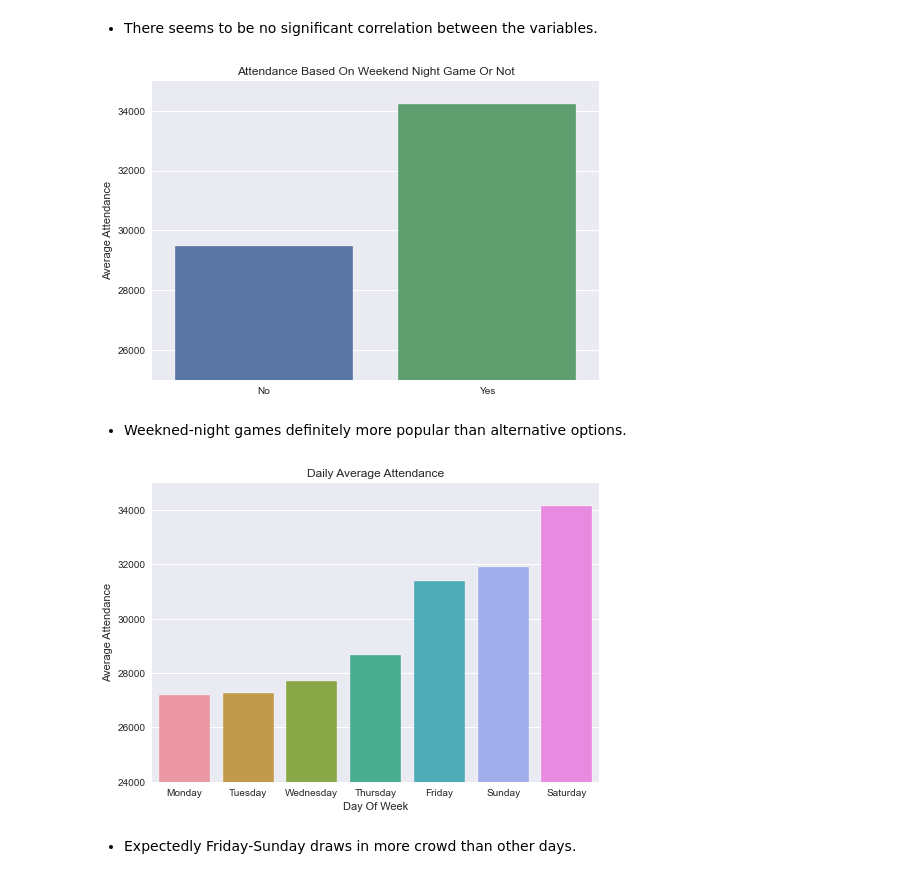
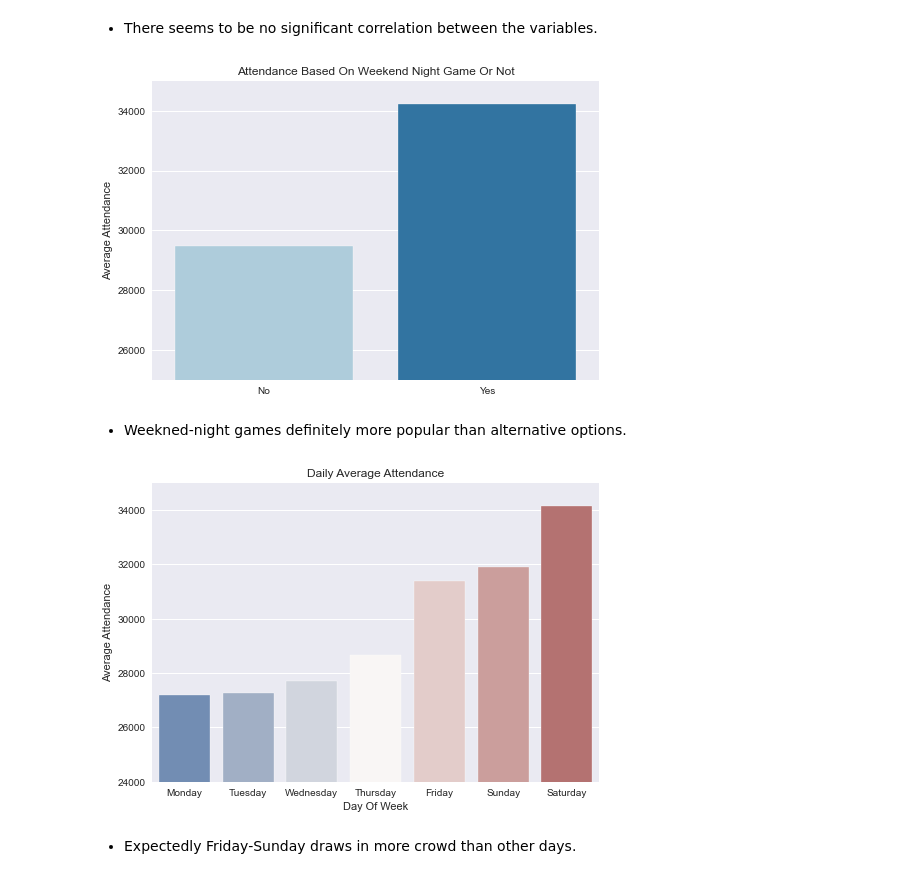
Before and after one commit to ykfarhan/forecasting-nymets-attendance, a Jupyter notebook: Data_cleaning_mlb.ipynb, the cells around one changed output. Cells and saved outputs as stored; diff of their text form; code cells hidden in the pictures.

```diff
--- a/Data_cleaning_mlb.ipynb
+++ b/Data_cleaning_mlb.ipynb
@@ -314,26 +318,28 @@ plt.savefig('attendance_x_games_behind.png')
 * There seems to be no significant correlation between the variables.
 # %%
 # check the average crowd for games played during the night on the weekends and alternative options
-sns.barplot(y = nym_home.groupby('weekend_x_night')['attendance'].mean().sort_values(), x = ['No', 'Yes'])
+grp_night_wknd = nym_home.groupby('weekend_x_night')['attendance'].mean().sort_values()
+sns.barplot(y = grp_night_wknd, x = ['No', 'Yes'], palette= 'Paired')
+
 plt.ylim(25000,35000)
 plt.ylabel('Average Attendance')
 plt.title('attendance based on weekend night game or not'.title())
-plt.savefig('weekend_night_games.png')
+plt.savefig('Visualizations/weekend_night_games.png')
 # %% [output]
-[figure, old version]
+[figure, new version]
 # %% [markdown]
 * Weekned-night games definitely more popular than alternative options.
 # %%
 # check which days of the week draw more crowds
 grpby_day = nym_home.groupby('day_of_week')['attendance'].mean().sort_values()
-sns.barplot(y= grpby_day, x = grpby_day.index, )
+sns.barplot(y= grpby_day, x = grpby_day.index, palette= 'vlag')
 plt.ylim(24000, 35000)
 plt.xlabel('Day Of Week')
 plt.ylabel('Average Attendance')
 plt.title('daily average attendance'.title())
-plt.savefig('avg_attendance_daily.png')
+plt.savefig('Visualizations/avg_attendance_daily.png')
 # %% [output]
-[figure, old version]
+[figure, new version]
 # %% [markdown]
 * Expectedly Friday-Sunday draws in more crowd than other days.
 # %%
```
Also changed, not shown: parts of 11 cells of this notebook, 1 other file.
